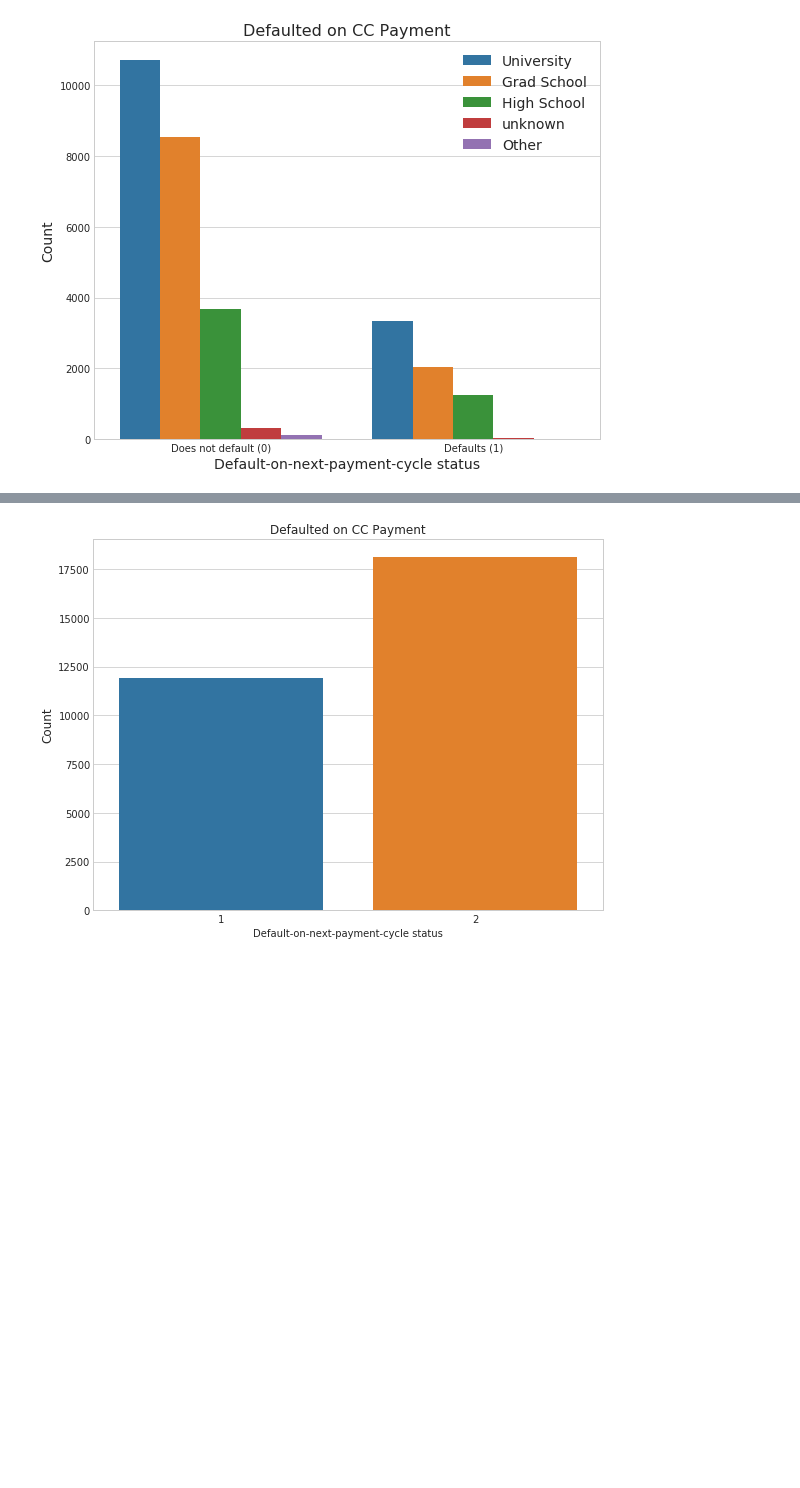
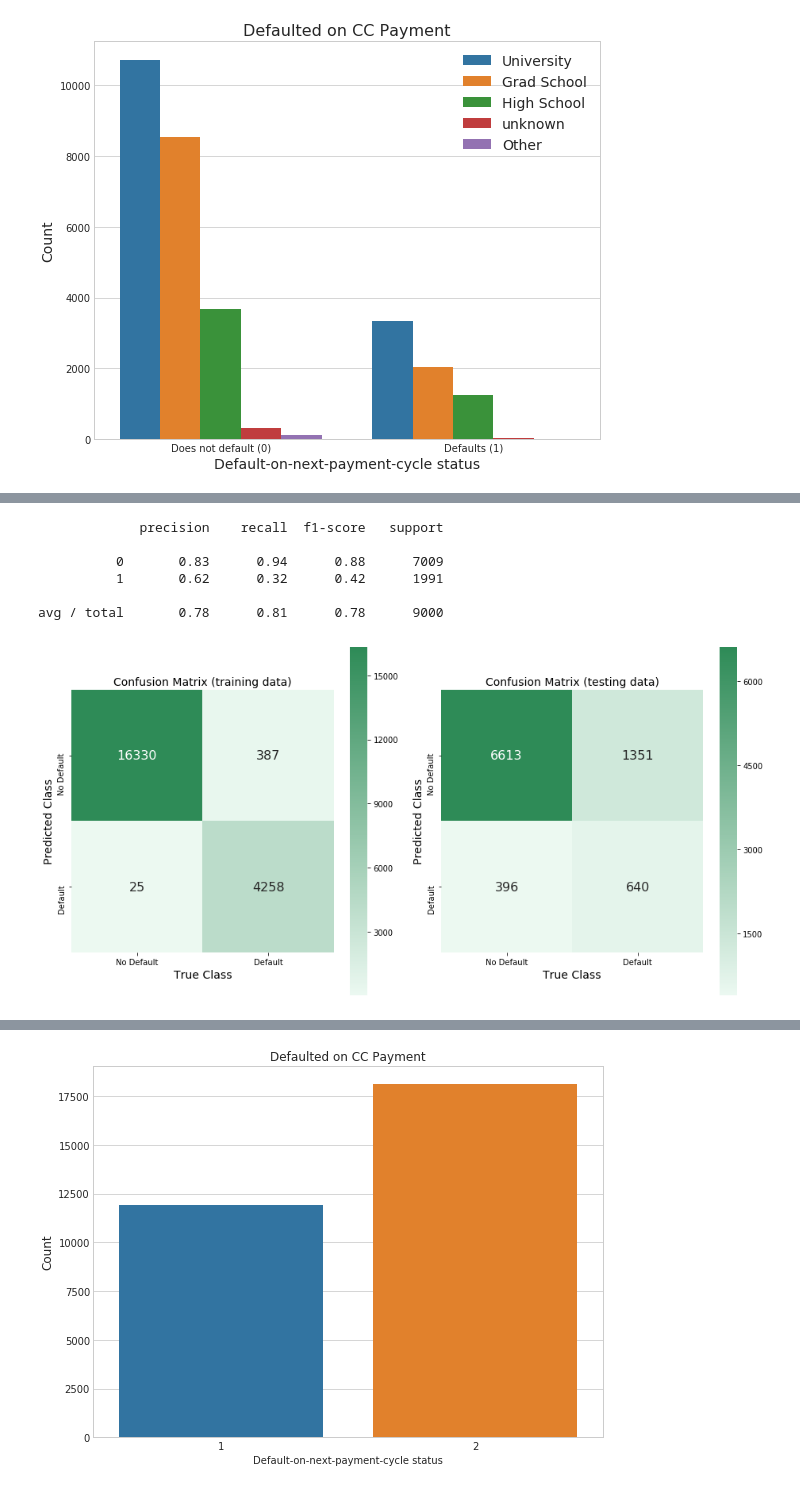
Before and after one commit to MattTriano/personal_site_public, a Jupyter notebook: Credit_Card_data.ipynb, the cells around one changed output, grey strips where cells are left out. Cells and saved outputs as stored; diff of their text form; code cells hidden in the pictures; blank space fills up the shorter version.

```diff
--- a/Credit_Card_data.ipynb
+++ b/Credit_Card_data.ipynb
@@ -210,0 +390,12 @@ Percent of Unknowns who defaulted:           8.15%
+# %%
+y_pred = model.predict(X_test)
+print(classification_report(y_test, y_pred))
+confusion_mat_plotter(model, X_train, X_test, y_train, y_test, ['No Default', 'Default'])
+# %% [output]
+             precision    recall  f1-score   support
+
+          0       0.83      0.94      0.88      7009
+          1       0.62      0.32      0.42      1991
+
+avg / total       0.78      0.81      0.78      9000
+[figure, added]
```
Also changed, not shown: parts of 40 cells of this notebook.
